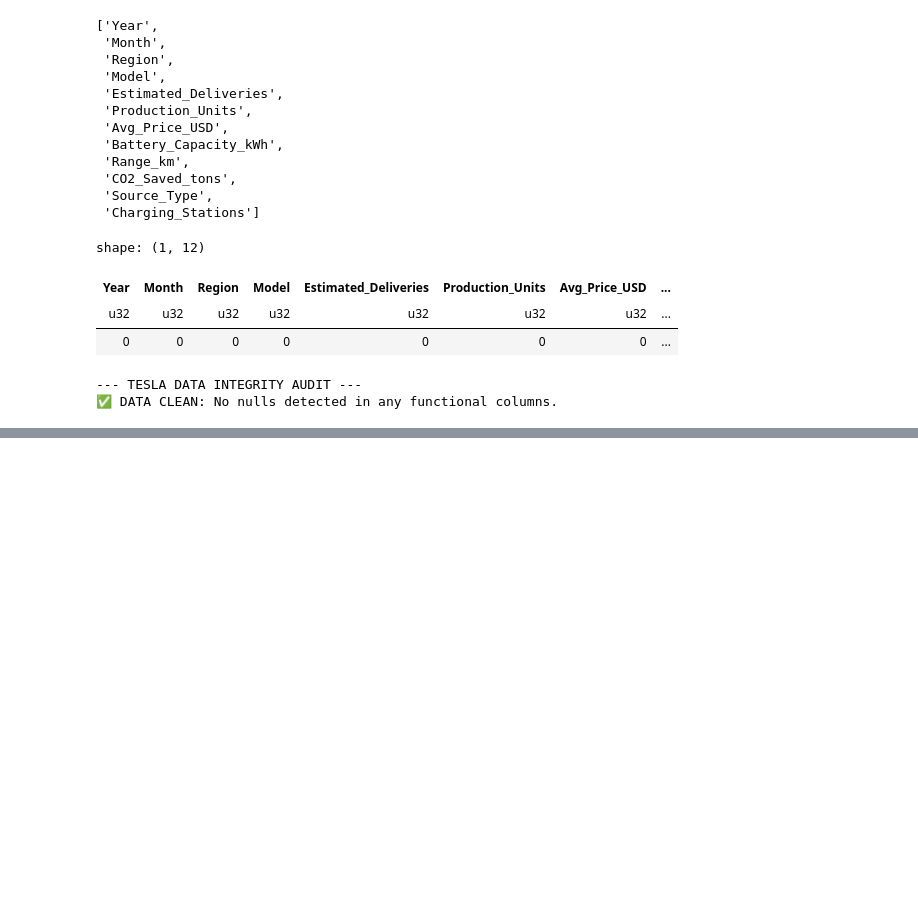
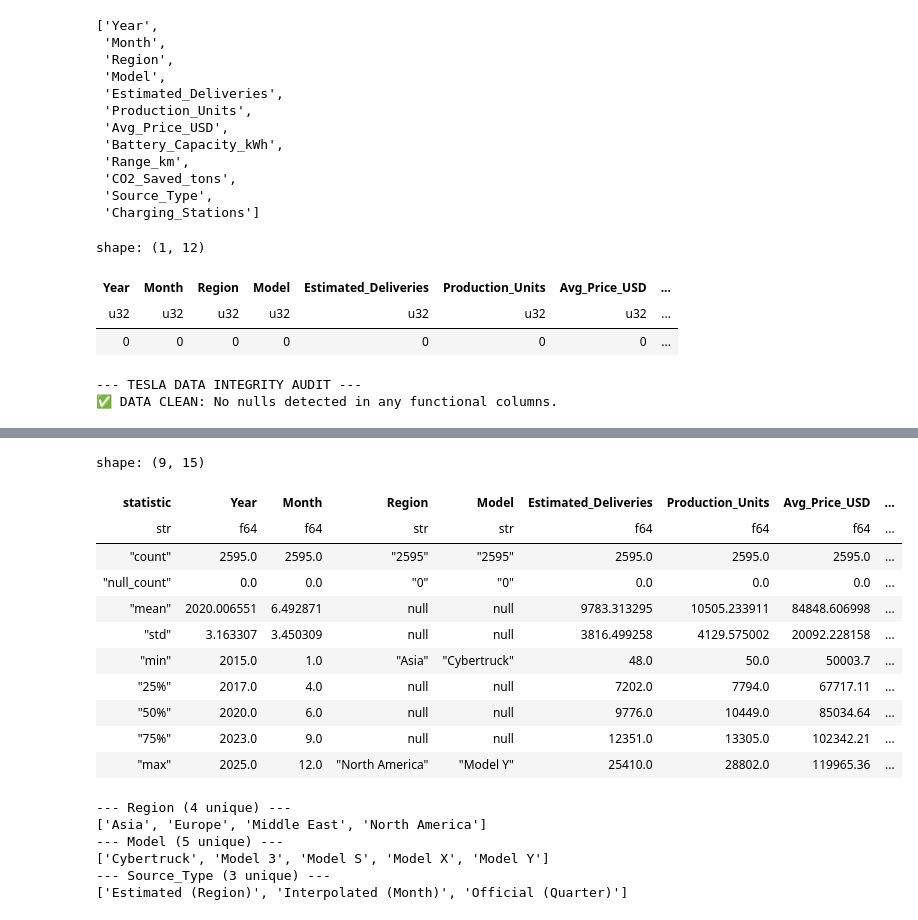
Before and after one commit to Shemshemy/Tesla, a Jupyter notebook: index.ipynb, the cells around one changed output, grey strips where cells are left out. Cells and saved outputs as stored; diff of their text form; code cells hidden in the pictures; blank space fills up the shorter version.

Commit message:
Data Preparation

```diff
--- a/index.ipynb
+++ b/index.ipynb
@@ -127,0 +165,8 @@ if not has_issues:
+# %%
+# adding a new column for delivery ratio
+data = data.with_columns(
+    (pl.col("Estimated_Deliveries") / pl.col("Production_Units")).alias("Delivery_ratio")
+)
+
+# Display the updated DataFrame
+data.head(5)
@@ -127,0 +216,40 @@ if not has_issues:
+# %%
+# removing outliers from the data
+q1 = data.select(pl.col("CO2_Saved_tons").quantile(0.25)).item()
+q3 = data.select(pl.col("CO2_Saved_tons").quantile(0.75)).item()
+iqr = q3 - q1
+lower_bound = q1 - 1.5 * iqr
+upper_bound = q3 + 1.5 * iqr
+
+data = data.filter((pl.col("CO2_Saved_tons") >= lower_bound) & (pl.col("CO2_Saved_tons") <= upper_bound))
+
+# checking dimensions of the data after removing outliers
+data.describe()
+# %% [output]
+shape: (9, 15)
+| statistic | Year | Month | Region | Model | Estimated_Deliveries | Production_Units | Avg_Price_USD | ... |
+| str | f64 | f64 | str | str | f64 | f64 | f64 | ... |
+| "count" | 2595.0 | 2595.0 | "2595" | "2595" | 2595.0 | 2595.0 | 2595.0 | ... |
+| "null_count" | 0.0 | 0.0 | "0" | "0" | 0.0 | 0.0 | 0.0 | ... |
+| "mean" | 2020.006551 | 6.492871 | null | null | 9783.313295 | 10505.233911 | 84848.606998 | ... |
+| "std" | 3.163307 | 3.450309 | null | null | 3816.499258 | 4129.575002 | 20092.228158 | ... |
+| "min" | 2015.0 | 1.0 | "Asia" | "Cybertruck" | 48.0 | 50.0 | 50003.7 | ... |
+| "25%" | 2017.0 | 4.0 | null | null | 7202.0 | 7794.0 | 67717.11 | ... |
+| "50%" | 2020.0 | 6.0 | null | null | 9776.0 | 10449.0 | 85034.64 | ... |
+| "75%" | 2023.0 | 9.0 | null | null | 12351.0 | 13305.0 | 102342.21 | ... |
+| "max" | 2025.0 | 12.0 | "North America" | "Model Y" | 25410.0 | 28802.0 | 119965.36 | ... |
+# %%
+# The "Zombie Hunt"
+categorical_cols = ["Region", "Model", "Source_Type"]
+
+for col in categorical_cols:
+    unique_vals = data[col].unique().to_list()
+    print(f"--- {col} ({len(unique_vals)} unique) ---")
+    print(sorted(unique_vals))
+# %% [output]
+--- Region (4 unique) ---
+['Asia', 'Europe', 'Middle East', 'North America']
+--- Model (5 unique) ---
+['Cybertruck', 'Model 3', 'Model S', 'Model X', 'Model Y']
+--- Source_Type (3 unique) ---
+['Estimated (Region)', 'Interpolated (Month)', 'Official (Quarter)']
```
Also changed, not shown: parts of 11 cells of this notebook.
